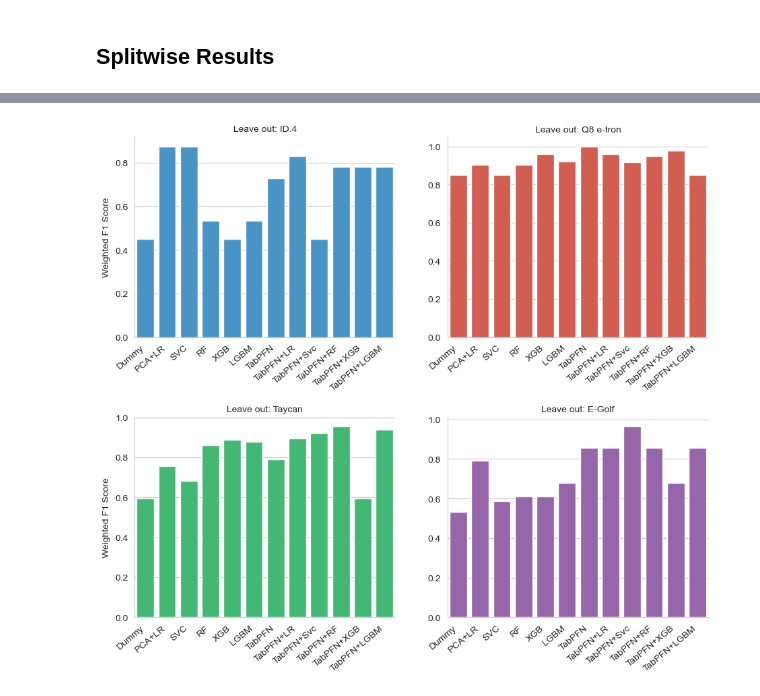
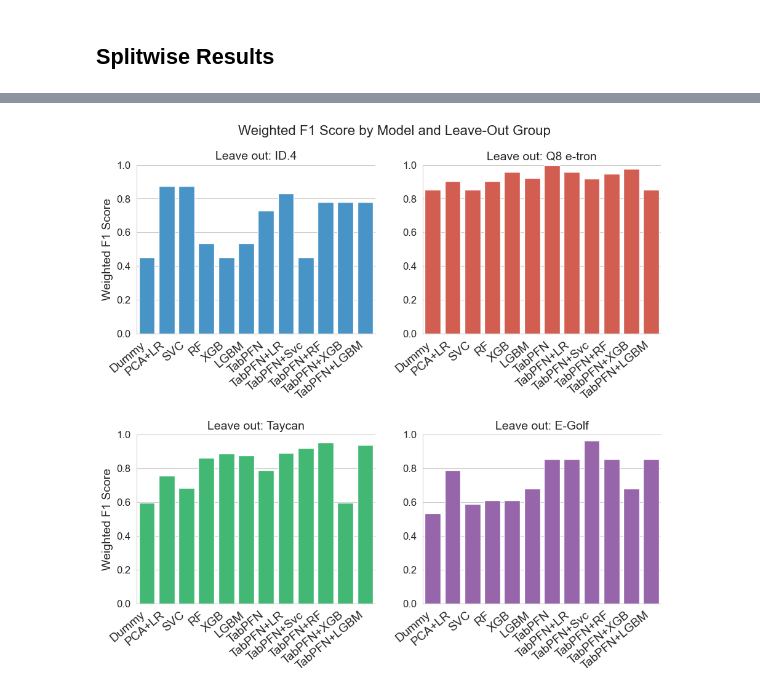
Before and after one commit to m-j-w-f/ROAR, a Jupyter notebook: src/roar/notenbooks/06plot_scores.ipynb, the cells around one changed output, grey strips where cells are left out. Saved outputs shown, nothing was run; the diff lists cells and outputs as text; code cells hidden in the pictures.

```diff
--- a/src/roar/notenbooks/06plot_scores.ipynb
+++ b/src/roar/notenbooks/06plot_scores.ipynb
@@ -352,35 +436,39 @@ shape: (96, 6)
 | "TabPFN+LGBM" | "cleaned" | 3 | 0.851852 | "accuracy" | "E-Golf" |
 # %%
 # Weighted F1 Score faceted by Leave-Out Group
-plot_data = all_metrics_split.filter(pl.col("metric") == "weighted_f1").to_pandas()
+plot_data = all_metrics_split.filter(pl.col("metric") == "weighted_f1")
 
 g = sns.catplot(
-    data=plot_data,
+    data=plot_data.to_pandas(),
     x="model",
     y="score",
     col="leave_out_group",
     col_order=SPLIT_ORDER,
     order=MODEL_ORDER,
     kind="bar",
     height=4,
     aspect=1.2,
     hue="leave_out_group",
     palette=SPLIT_PALETTE,
     col_wrap=2,
     legend=False,
     sharex=False,
     sharey=False,
 )
 
-g.set_axis_labels("", "Weighted F1 Score")
-g.set_titles("Leave out: {col_name}")
+g.set_axis_labels("", "Weighted F1 Score", fontsize=14)
+g.set_titles("Leave out: {col_name}", fontsize=16)
 
 for ax in g.axes.flat:
-    ax.tick_params(axis="x", rotation=40)
+    ax.set_ylim(top=1)
+    ax.tick_params(axis="x", rotation=40, labelsize=14)
+    ax.tick_params(axis="y", labelsize=12)
+    ax.set_title(ax.get_title(), fontsize=14)
     for label in ax.get_xticklabels():
         label.set_ha("right")
 
-g.figure.subplots_adjust(hspace=0.4, wspace=0.2)
-plt.show()
+g.figure.subplots_adjust(hspace=0.6, wspace=0.2)
+plt.suptitle("Weighted F1 Score by Model and Leave-Out Group", fontsize=16, y=1.04)
+plt.savefig(ROOT_DIR / "plots" / f"{LOGO_GROUP}_f1_splits_comparison.pdf", bbox_inches="tight")
 # %% [output]
-[figure, old version]
+[figure, new version]
```
Also changed, not shown: parts of 11 cells of this notebook, 26 other files.
